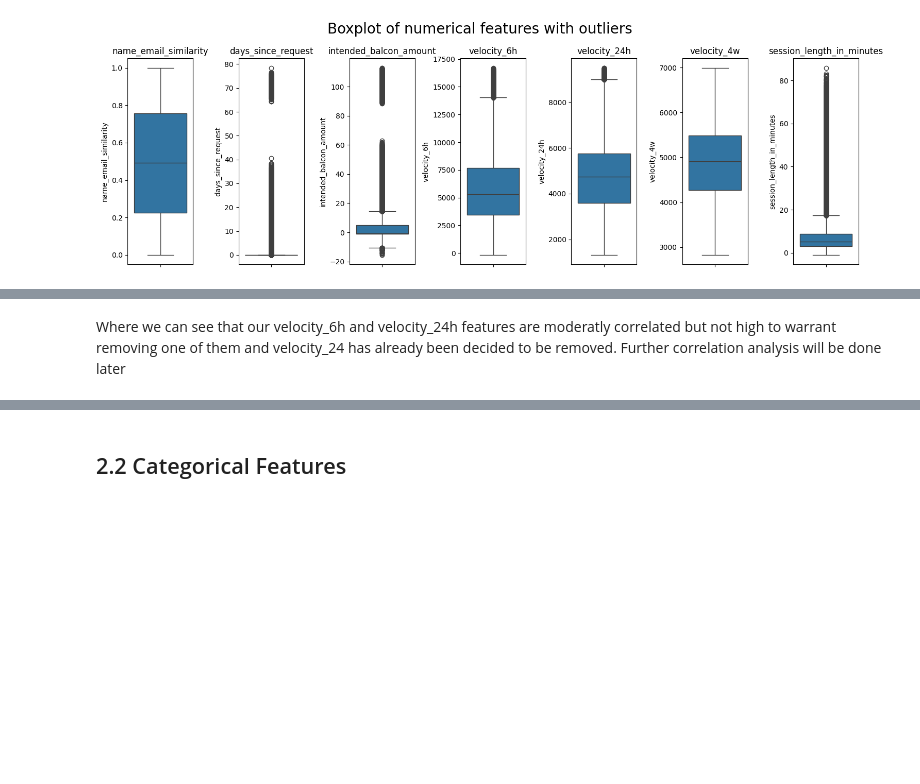
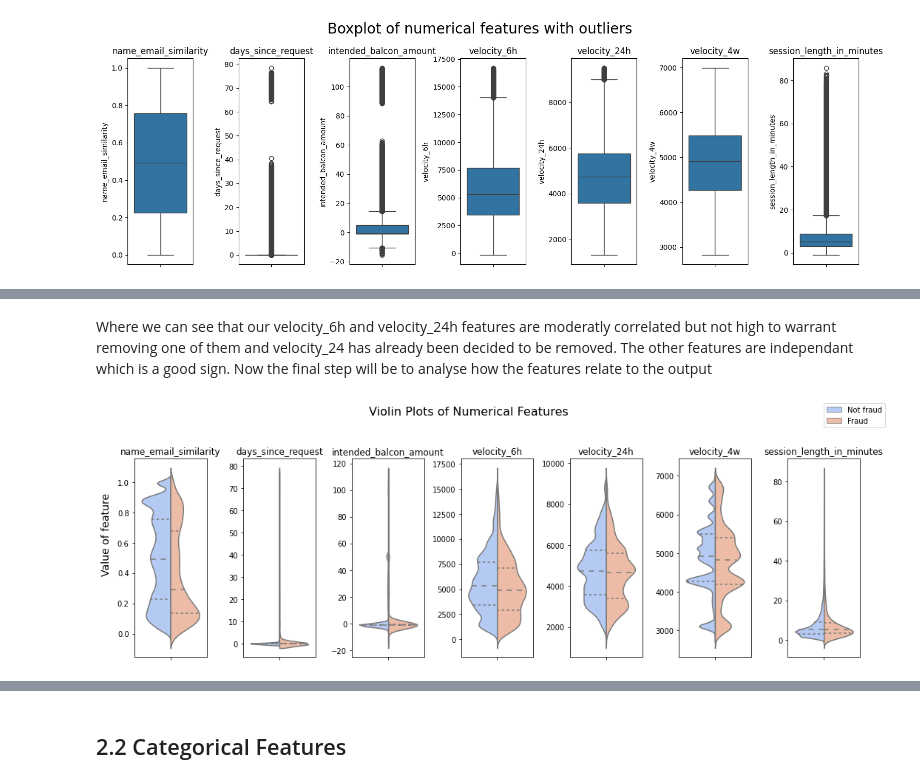
Before and after one commit to AlbinFranzen/Bank-Fraud-Detection, a Jupyter notebook: EDA.ipynb, the cells around one changed output, grey strips where cells are left out. Cells and saved outputs as stored; diff of their text form; code cells hidden in the pictures; blank space fills up the shorter version.

Commit message:
Violin complete

```diff
--- a/EDA.ipynb
+++ b/EDA.ipynb
@@ -238,3 +238,34 @@ plt.show()
 # %% [markdown]
 
-Where we can see that our velocity_6h and velocity_24h features are moderatly correlated but not high to warrant removing one of them and velocity_24 has already been decided to be removed. Further correlation analysis will be done later
+Where we can see that our velocity_6h and velocity_24h features are moderatly correlated but not high to warrant removing one of them and velocity_24 has already been decided to be removed. The other features are independant which is a good sign. Now the final step will be to analyse how the features relate to the output
+# %%
+# Create violin plots
+new_df = num_df.copy()
+new_df['fraud_bool'] = train_df['fraud_bool'].map({0: 'Not fraud', 1: 'Fraud'})
+new_df[''] = ''
+
+# Create subplots
+fig, axes = plt.subplots(1, len(num_df.columns), figsize=(15, 5))
+axes = axes.flatten()
+for i, feature in enumerate(num_df.columns):
+    sns.violinplot(
+        x='', y=feature, data=new_df, hue='fraud_bool',
+        split=True, palette='coolwarm', scale='width',
+        inner='quartile', ax=axes[i]
+    )
+    axes[i].set_title(feature, fontsize=12)
+    axes[i].set_xlabel('')  # No x-label needed
+    axes[i].set_ylabel('')  # No y-label on individual plots
+
+    if axes[i].legend_:
+        axes[i].legend_.remove()
+
+# Formatting
+fig.suptitle('Violin Plots of Numerical Features', fontsize=16)
+fig.text(0.04, 0.5, 'Value of feature', va='center', rotation='vertical', fontsize=14)
+handles, labels = axes[-1].get_legend_handles_labels()
+fig.legend(handles, labels, loc='upper right')
+plt.tight_layout(rect=[0.05, 0, 1, 0.93])
+plt.show()
+# %% [output]
+[figure, added]
```
Also changed, not shown: parts of 6 cells of this notebook.
